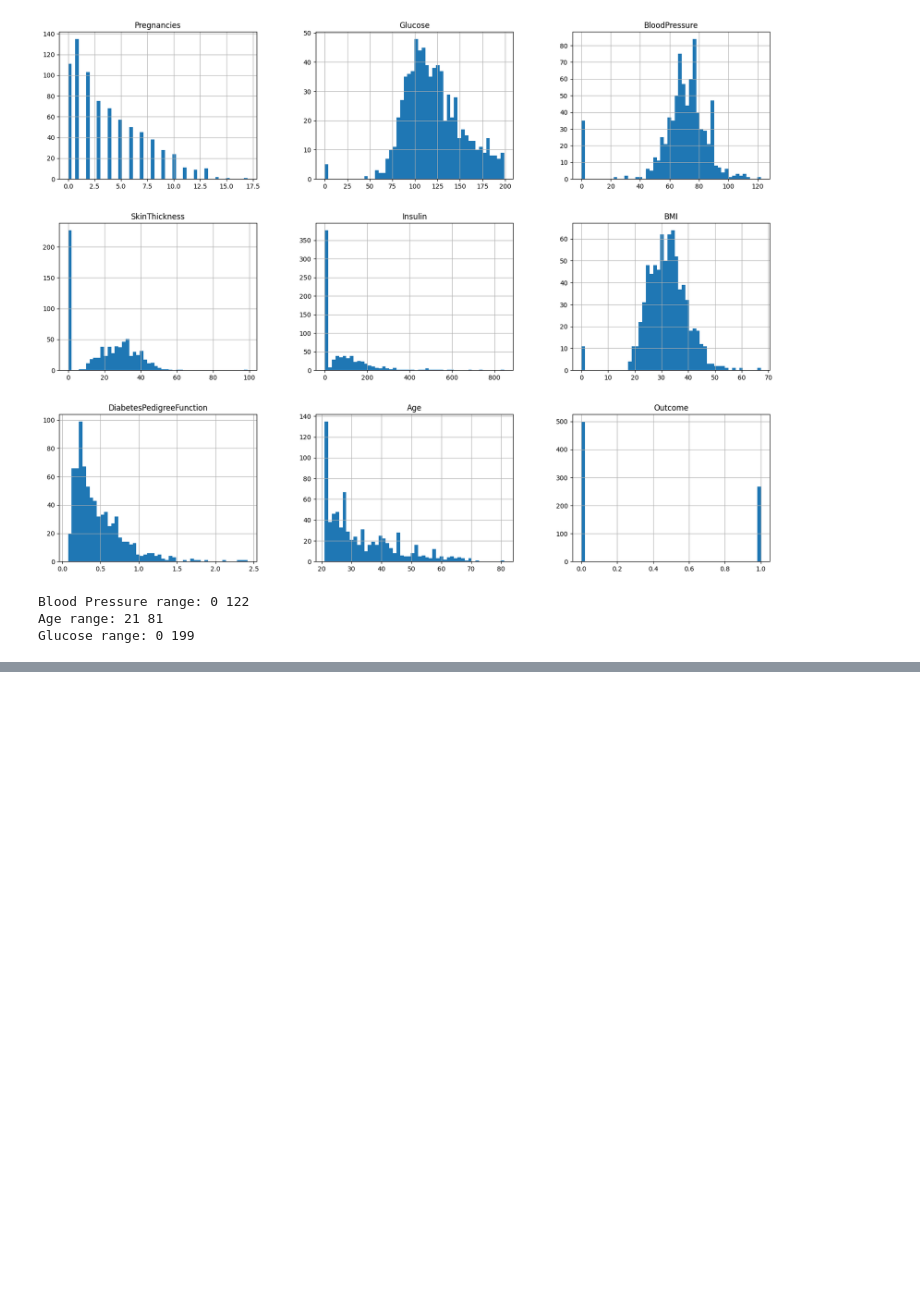
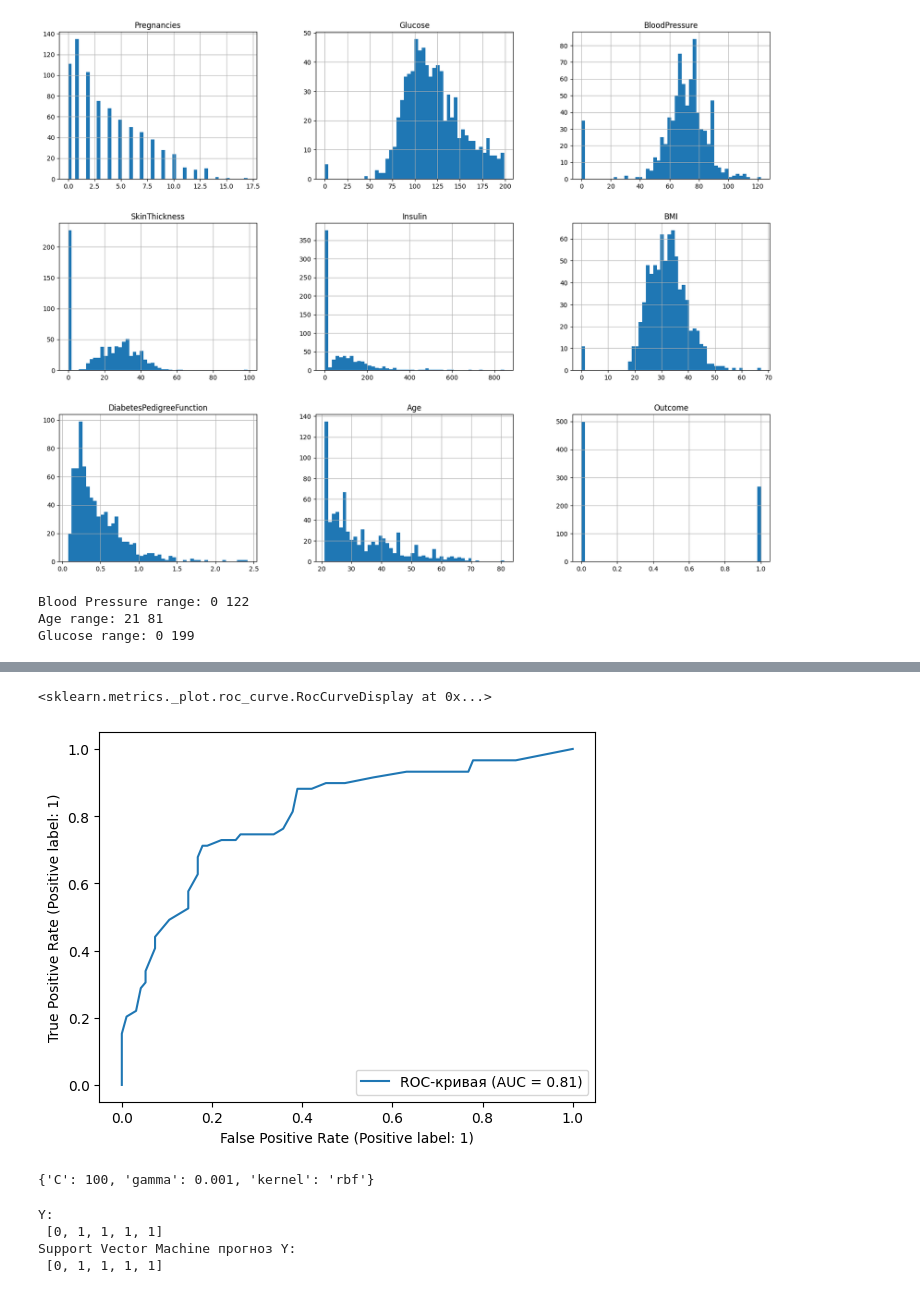
Before and after one commit to Akloni1/2_Lab_ML, a Jupyter notebook: Karpukhin_2Lab.ipynb, the cells around one changed output, grey strips where cells are left out. Cells and saved outputs as stored; diff of their text form; code cells hidden in the pictures; blank space fills up the shorter version.

```diff
--- a/Karpukhin_2Lab.ipynb
+++ b/Karpukhin_2Lab.ipynb
@@ -892,0 +260,5 @@ Name: Target, Length: 32561, dtype: int64
+# %%
+RocCurveDisplay.from_predictions(Y_test, Y_pred, name="ROC-кривая")
+# %% [output]
+<sklearn.metrics._plot.roc_curve.RocCurveDisplay at 0x...>
+[figure, added]
@@ -892,0 +269,36 @@ Name: Target, Length: 32561, dtype: int64
+# %%
+svmRegressor.get_params()
+param_grid = [
+    {
+        'C': [1, 10, 100, 1000], 'kernel': ['linear']
+    },
+    {
+        'C': [1, 10, 100, 1000], 'gamma': [0.001, 0.0001], 'kernel': ['rbf']
+    }
+]
+grid_search = GridSearchCV(svmRegressor,param_grid=param_grid, cv=5, scoring='neg_mean_squared_error',return_train_score=True)
+grid_search.fit(data_prepared,Y)
+
+grid_search.best_params_
+# %% [output]
+{'C': 100, 'gamma': 0.001, 'kernel': 'rbf'}
+# %%
+svmRegressor = svm.SVC(C=100, gamma=0.001, kernel='rbf')
+svmRegressor.fit(data_train, Y_train)
+Y_pred = svmRegressor.predict(data_test)
+
+file = open('models/SupportVectorMachine.pkl', 'wb')
+pickle.dump(svmRegressor, file, pickle.HIGHEST_PROTOCOL)
+file.close()
+
+file = open('bestParams/SupportVectorMachineParameters.pkl', 'wb')
+pickle.dump(grid_search.best_params_, file, pickle.HIGHEST_PROTOCOL)
+file.close()
+
+print("Y:\n", list(Y_test.iloc[:5]))
+print("Support Vector Machine прогноз Y:\n", list(Y_pred[:5]))
+# %% [output]
+Y:
+ [0, 1, 1, 1, 1]
+Support Vector Machine прогноз Y:
+ [0, 1, 1, 1, 1]
```
Also changed, not shown: parts of 155 cells of this notebook, 15 other files.
